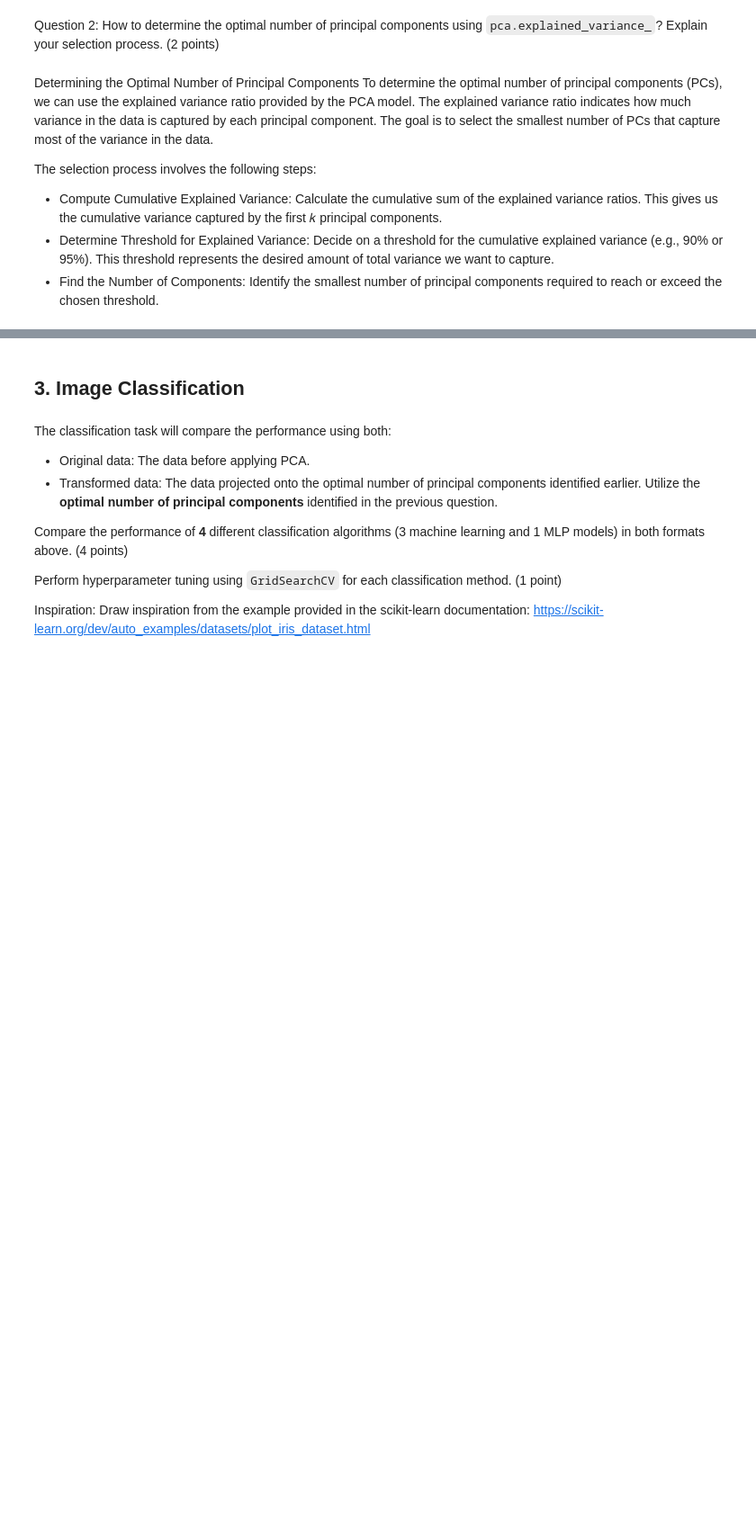
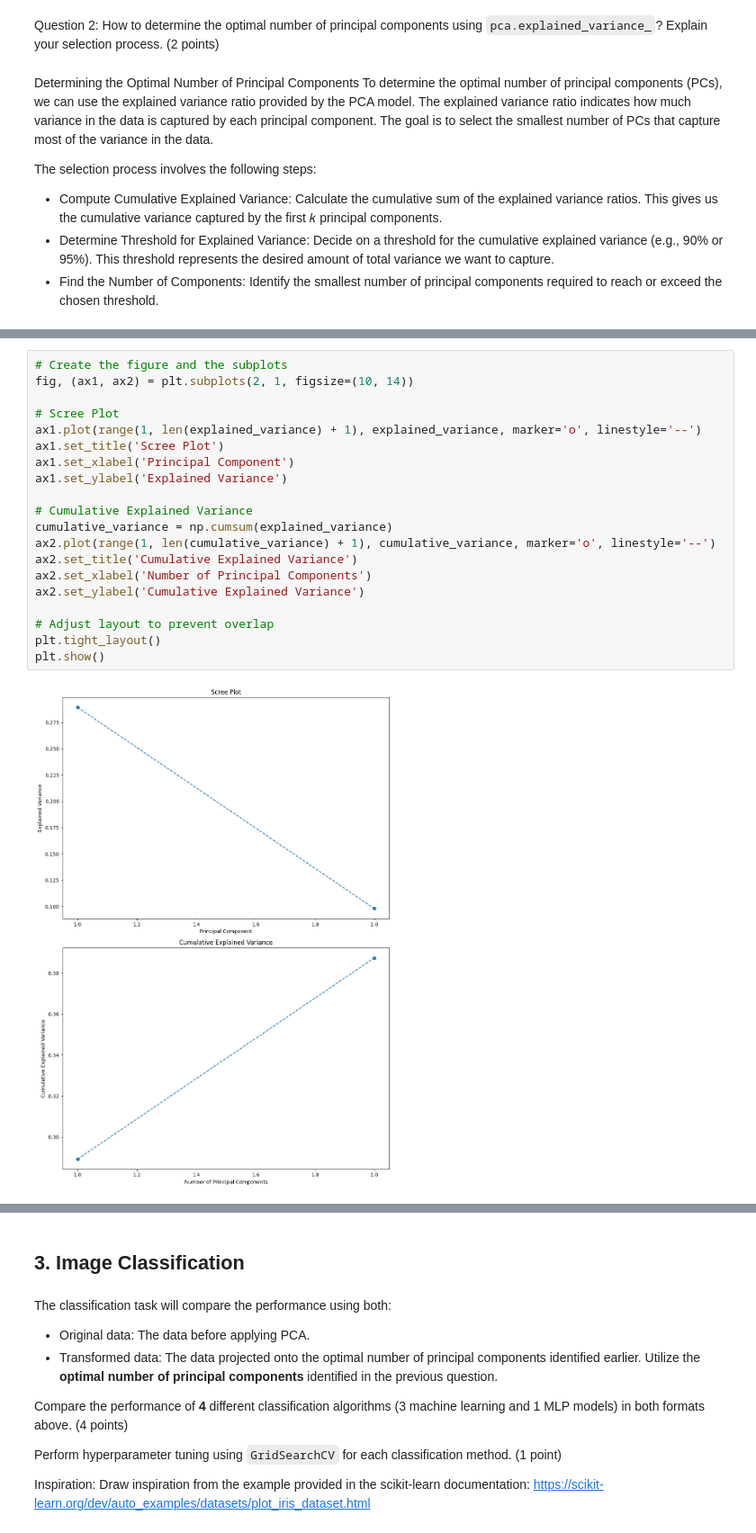
Before and after one commit to taindp98/Fundamental-ML, a Jupyter notebook: notebooks/EDA.ipynb, the cells around one changed output, grey strips where cells are left out. Shown at 90% size. Saved outputs shown, nothing was run; the diff lists cells and outputs as text; blank space fills up the shorter version.

```diff
--- a/notebooks/EDA.ipynb
+++ b/notebooks/EDA.ipynb
@@ -143,0 +163,22 @@ optimal_num_pcs
+# %%
+# Create the figure and the subplots
+fig, (ax1, ax2) = plt.subplots(2, 1, figsize=(10, 14))
+
+# Scree Plot
+ax1.plot(range(1, len(explained_variance) + 1), explained_variance, marker='o', linestyle='--')
+ax1.set_title('Scree Plot')
+ax1.set_xlabel('Principal Component')
+ax1.set_ylabel('Explained Variance')
+
+# Cumulative Explained Variance
+cumulative_variance = np.cumsum(explained_variance)
+ax2.plot(range(1, len(cumulative_variance) + 1), cumulative_variance, marker='o', linestyle='--')
+ax2.set_title('Cumulative Explained Variance')
+ax2.set_xlabel('Number of Principal Components')
+ax2.set_ylabel('Cumulative Explained Variance')
+
+# Adjust layout to prevent overlap
+plt.tight_layout()
+plt.show()
+# %% [output]
+[figure, added]
```
Also changed, not shown: parts of 9 cells of this notebook.
